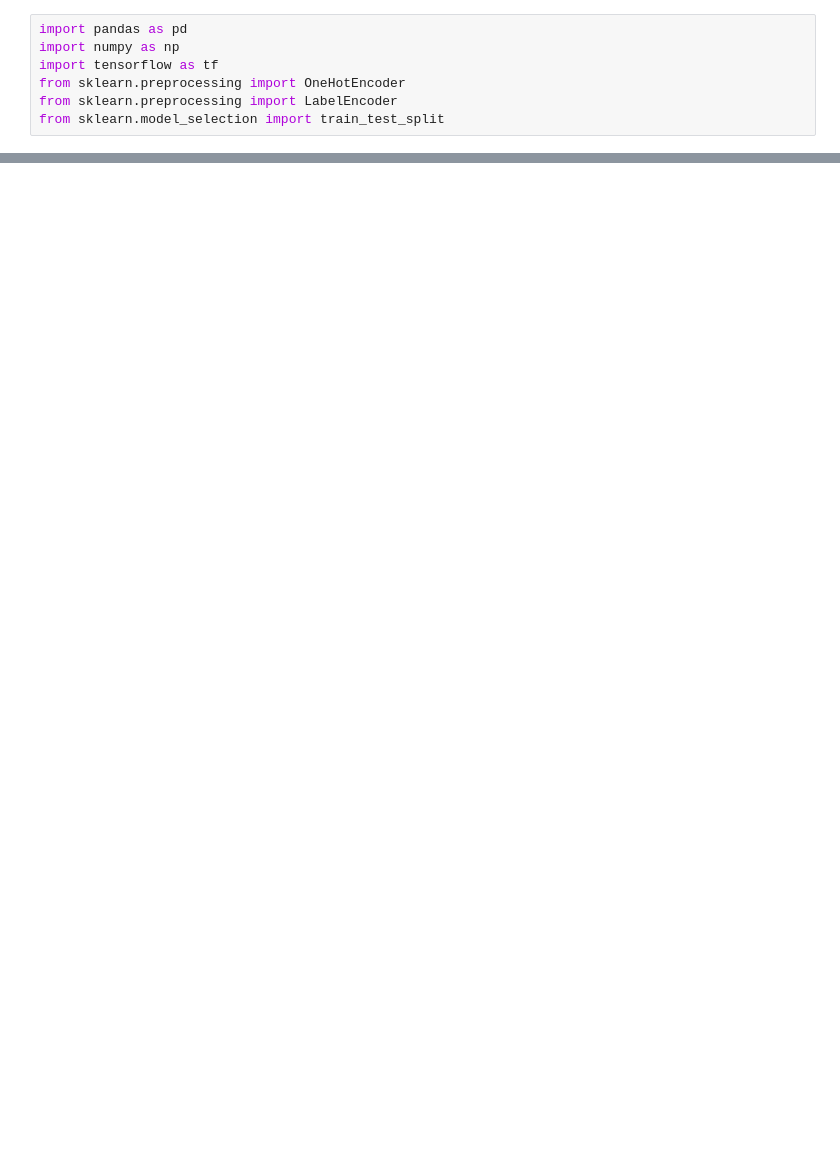
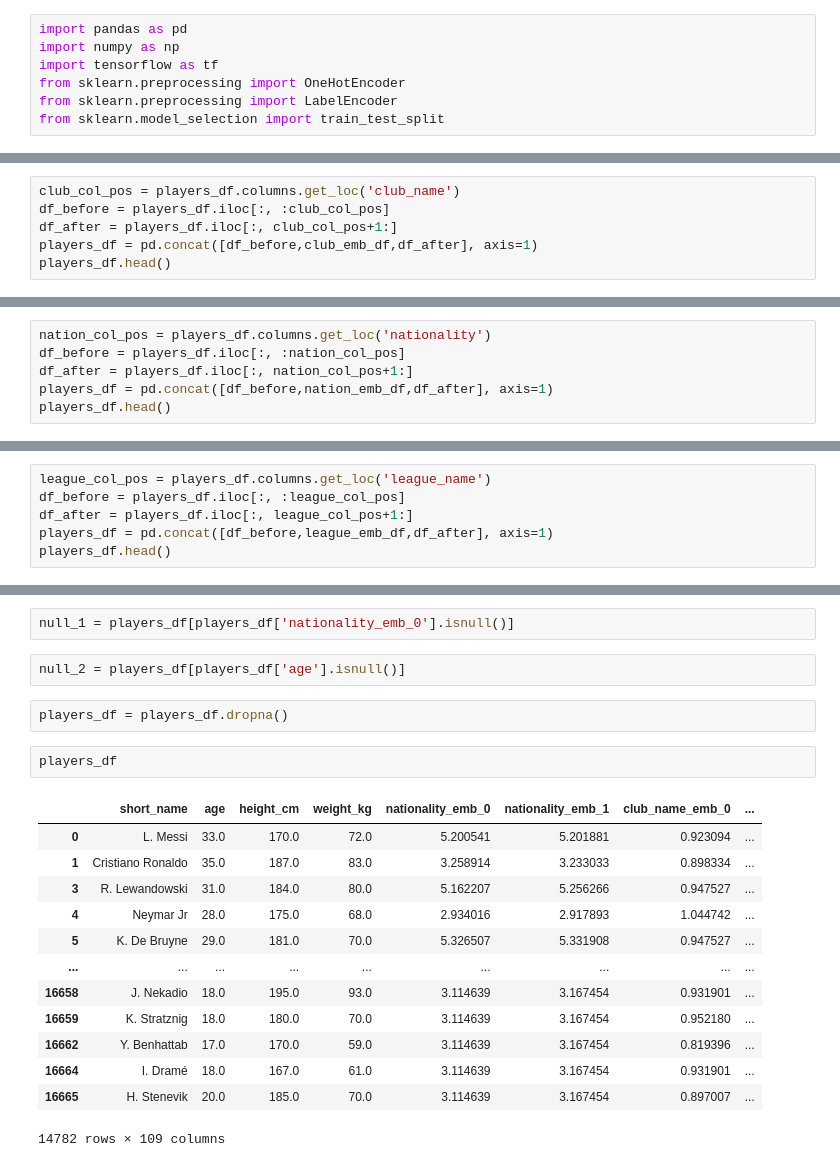
Before and after one commit to akshitlangeh123/FIFA-Seer, a Jupyter notebook: preprocess.ipynb, the cells around one changed output, grey strips where cells are left out. Drawn from its saved outputs; the diff is of its cells as text; blank space fills up the shorter version.

```diff
--- a/preprocess.ipynb
+++ b/preprocess.ipynb
@@ -169,0 +279,6 @@ from sklearn.model_selection import train_test_split
+# %%
+club_col_pos = players_df.columns.get_loc('club_name')
+df_before = players_df.iloc[:, :club_col_pos]
+df_after = players_df.iloc[:, club_col_pos+1:]
+players_df = pd.concat([df_before,club_emb_df,df_after], axis=1)
+players_df.head()
@@ -169,0 +292,6 @@ from sklearn.model_selection import train_test_split
+# %%
+nation_col_pos = players_df.columns.get_loc('nationality')
+df_before = players_df.iloc[:, :nation_col_pos]
+df_after = players_df.iloc[:, nation_col_pos+1:]
+players_df = pd.concat([df_before,nation_emb_df,df_after], axis=1)
+players_df.head()
@@ -169,0 +305,6 @@ from sklearn.model_selection import train_test_split
+# %%
+league_col_pos = players_df.columns.get_loc('league_name')
+df_before = players_df.iloc[:, :league_col_pos]
+df_after = players_df.iloc[:, league_col_pos+1:]
+players_df = pd.concat([df_before,league_emb_df,df_after], axis=1)
+players_df.head()
@@ -169,0 +334,22 @@ from sklearn.model_selection import train_test_split
+# %%
+null_1 = players_df[players_df['nationality_emb_0'].isnull()]
+# %%
+null_2 = players_df[players_df['age'].isnull()]
+# %%
+players_df = players_df.dropna()
+# %%
+players_df
+# %% [output]
+|  | short_name | age | height_cm | weight_kg | nationality_emb_0 | nationality_emb_1 | club_name_emb_0 | ... |
+| 0 | L. Messi | 33.0 | 170.0 | 72.0 | 5.200541 | 5.201881 | 0.923094 | ... |
+| 1 | Cristiano Ronaldo | 35.0 | 187.0 | 83.0 | 3.258914 | 3.233033 | 0.898334 | ... |
+| 3 | R. Lewandowski | 31.0 | 184.0 | 80.0 | 5.162207 | 5.256266 | 0.947527 | ... |
+| 4 | Neymar Jr | 28.0 | 175.0 | 68.0 | 2.934016 | 2.917893 | 1.044742 | ... |
+| 5 | K. De Bruyne | 29.0 | 181.0 | 70.0 | 5.326507 | 5.331908 | 0.947527 | ... |
+| ... | ... | ... | ... | ... | ... | ... | ... | ... |
+| 16658 | J. Nekadio | 18.0 | 195.0 | 93.0 | 3.114639 | 3.167454 | 0.931901 | ... |
+| 16659 | K. Stratznig | 18.0 | 180.0 | 70.0 | 3.114639 | 3.167454 | 0.952180 | ... |
+| 16662 | Y. Benhattab | 17.0 | 170.0 | 59.0 | 3.114639 | 3.167454 | 0.819396 | ... |
+| 16664 | I. Dramé | 18.0 | 167.0 | 61.0 | 3.114639 | 3.167454 | 0.931901 | ... |
+| 16665 | H. Stenevik | 20.0 | 185.0 | 70.0 | 3.114639 | 3.167454 | 0.897007 | ... |
+14782 rows × 109 columns
```
Also changed, not shown: parts of 45 cells of this notebook, 1 other file.
